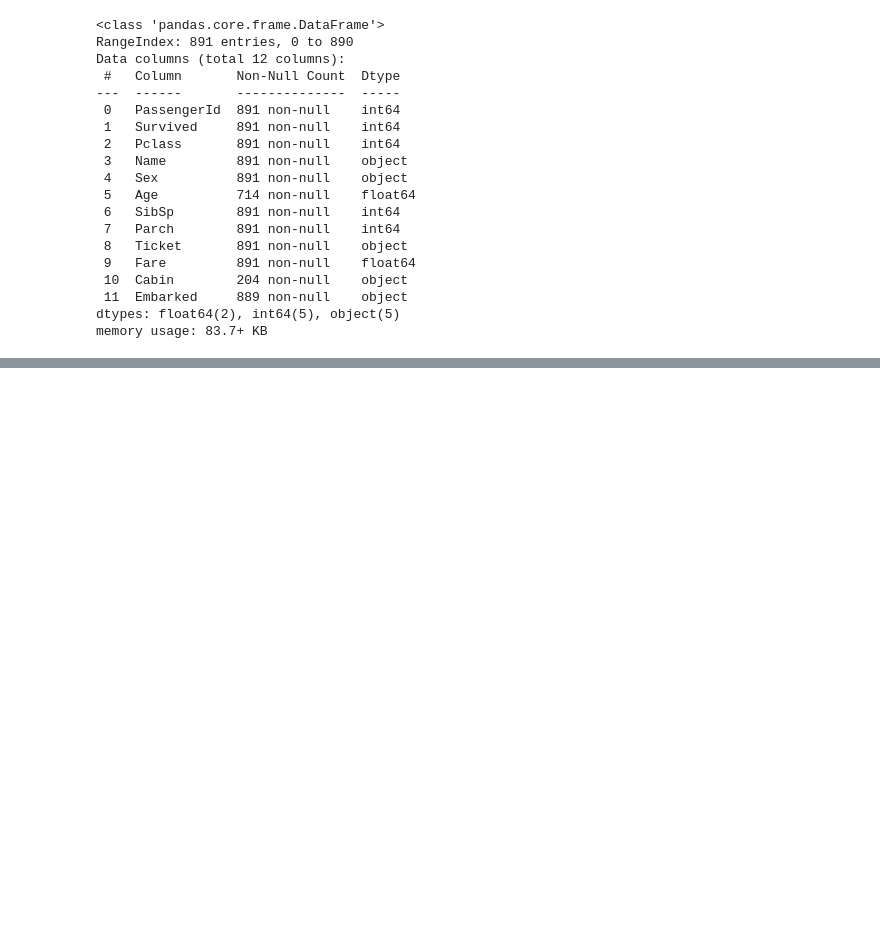
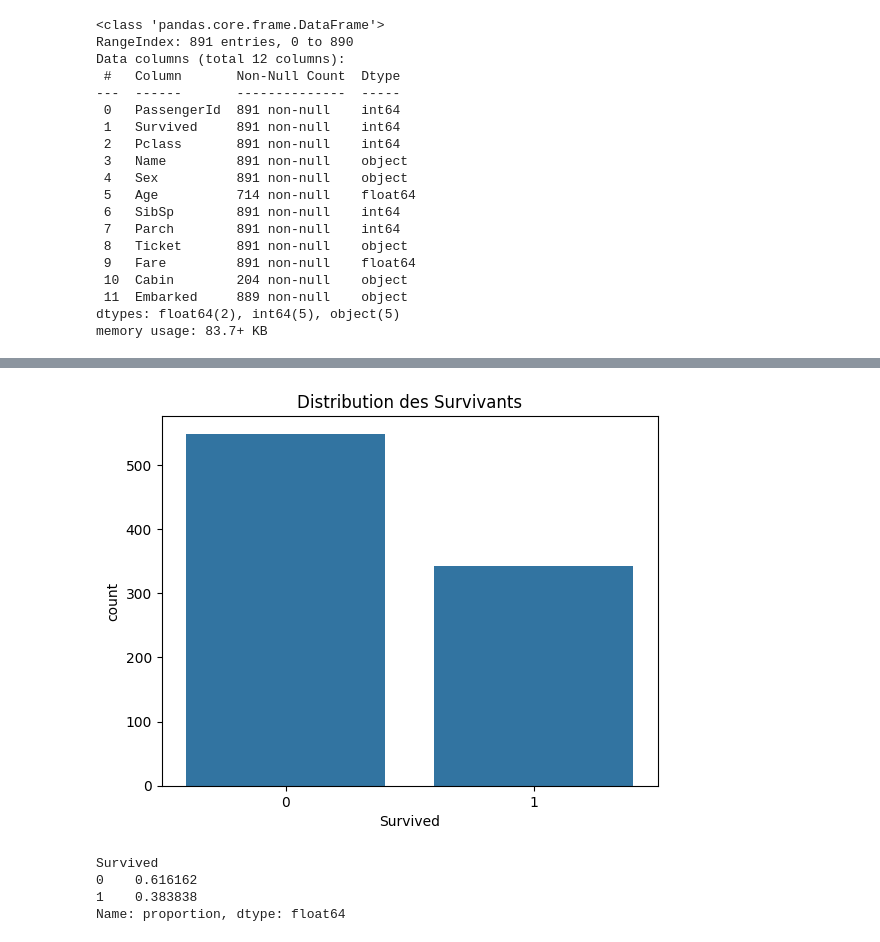
Before and after one commit to koubbahamza/01_titanic_statistical_analysis, a Jupyter notebook: notebooks/01_data_analysis.ipynb, the cells around one changed output, grey strips where cells are left out. Cells and saved outputs as stored; diff of their text form; code cells hidden in the pictures; blank space fills up the shorter version.

```diff
--- a/notebooks/01_data_analysis.ipynb
+++ b/notebooks/01_data_analysis.ipynb
@@ -76,0 +100,12 @@ memory usage: 83.7+ KB
+# %%
+sns.countplot(data=train, x='Survived')
+plt.title("Distribution des Survivants")
+plt.show()
+
+train['Survived'].value_counts(normalize=True)
+# %% [output]
+[figure, added]
+Survived
+0    0.616162
+1    0.383838
+Name: proportion, dtype: float64
```
Also changed, not shown: parts of 25 cells of this notebook, 2 other files.
